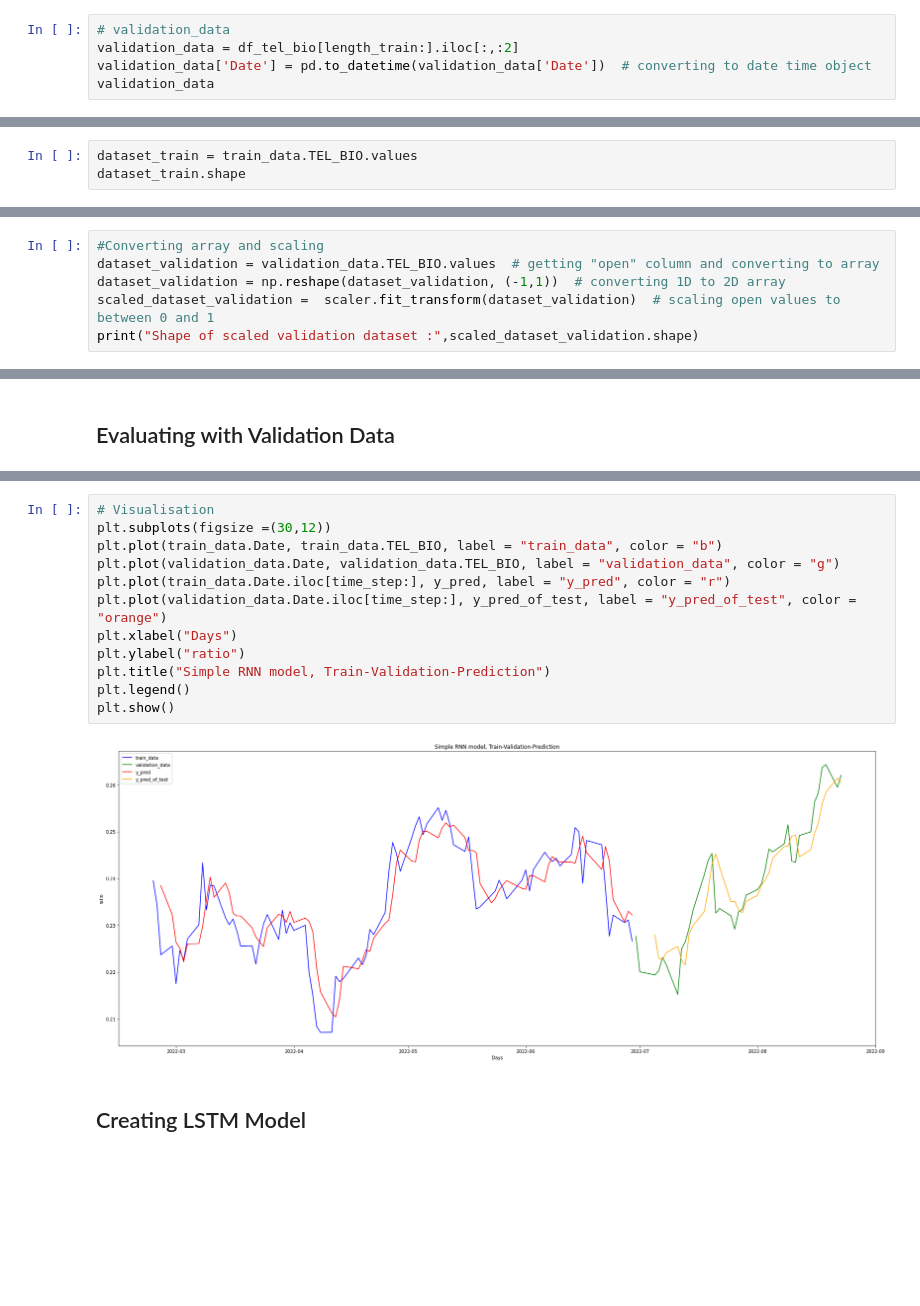
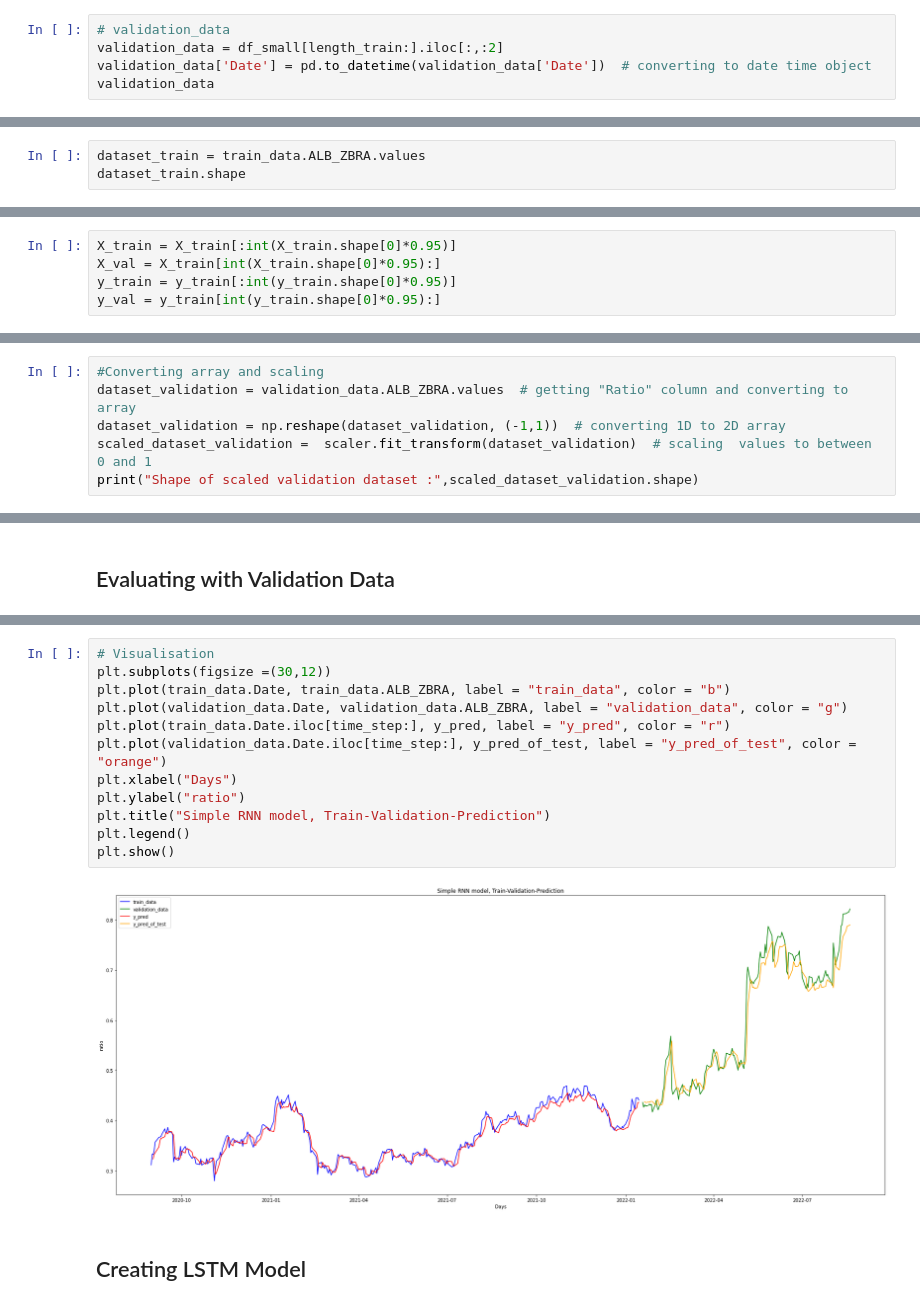
Before and after one commit to greengamma/long-short-trade-ideas-generator, a Jupyter notebook: notebooks/RNN_model.ipynb, the cells around one changed output, grey strips where cells are left out. Cells and saved outputs as stored; diff of their text form; blank space fills up the shorter version.

```diff
--- a/notebooks/RNN_model.ipynb
+++ b/notebooks/RNN_model.ipynb
@@ -80,6 +89,6 @@ train_data
 # %%
 # validation_data
-validation_data = df_tel_bio[length_train:].iloc[:,:2]
+validation_data = df_small[length_train:].iloc[:,:2]
 validation_data['Date'] = pd.to_datetime(validation_data['Date'])  # converting to date time object
 validation_data
 # %% [output]
@@ -103,6 +108,6 @@ validation_data
 # %% [markdown]
 ## Creating Train Dataset from Train split
 # %%
-dataset_train = train_data.TEL_BIO.values
+dataset_train = train_data.ALB_ZBRA.values
 dataset_train.shape
 # %% [output]
@@ -195,2 +207,7 @@ array([[0.67470518],
+# %%
+X_train = X_train[:int(X_train.shape[0]*0.95)]
+X_val = X_train[int(X_train.shape[0]*0.95):]
+y_train = y_train[:int(y_train.shape[0]*0.95)]
+y_val = y_train[int(y_train.shape[0]*0.95):]
 # %% [markdown]
 Check the first item in y_train
@@ -362,8 +361,8 @@ plt.show()
 ## Creating Test Dataset from Validation Data
 # %%
 #Converting array and scaling
-dataset_validation = validation_data.TEL_BIO.values  # getting "open" column and converting to array
+dataset_validation = validation_data.ALB_ZBRA.values  # getting "Ratio" column and converting to array
 dataset_validation = np.reshape(dataset_validation, (-1,1))  # converting 1D to 2D array
-scaled_dataset_validation =  scaler.fit_transform(dataset_validation)  # scaling open values to between 0 and 1
+scaled_dataset_validation =  scaler.fit_transform(dataset_validation)  # scaling  values to between 0 and 1
 print("Shape of scaled validation dataset :",scaled_dataset_validation.shape)
 # %% [output]
@@ -420,17 +424,17 @@ plt.show()
 # %%
 # Visualisation
 plt.subplots(figsize =(30,12))
-plt.plot(train_data.Date, train_data.TEL_BIO, label = "train_data", color = "b")
-plt.plot(validation_data.Date, validation_data.TEL_BIO, label = "validation_data", color = "g")
+plt.plot(train_data.Date, train_data.ALB_ZBRA, label = "train_data", color = "b")
+plt.plot(validation_data.Date, validation_data.ALB_ZBRA, label = "validation_data", color = "g")
 plt.plot(train_data.Date.iloc[time_step:], y_pred, label = "y_pred", color = "r")
 plt.plot(validation_data.Date.iloc[time_step:], y_pred_of_test, label = "y_pred_of_test", color = "orange")
 plt.xlabel("Days")
 plt.ylabel("ratio")
 plt.title("Simple RNN model, Train-Validation-Prediction")
 plt.legend()
 plt.show()
 # %% [output]
-[figure, old version]
+[figure, new version]
 # %% [markdown]
 ## Creating LSTM Model
 # %%
```
Also changed, not shown: parts of 50 cells of this notebook, 6 other files.
